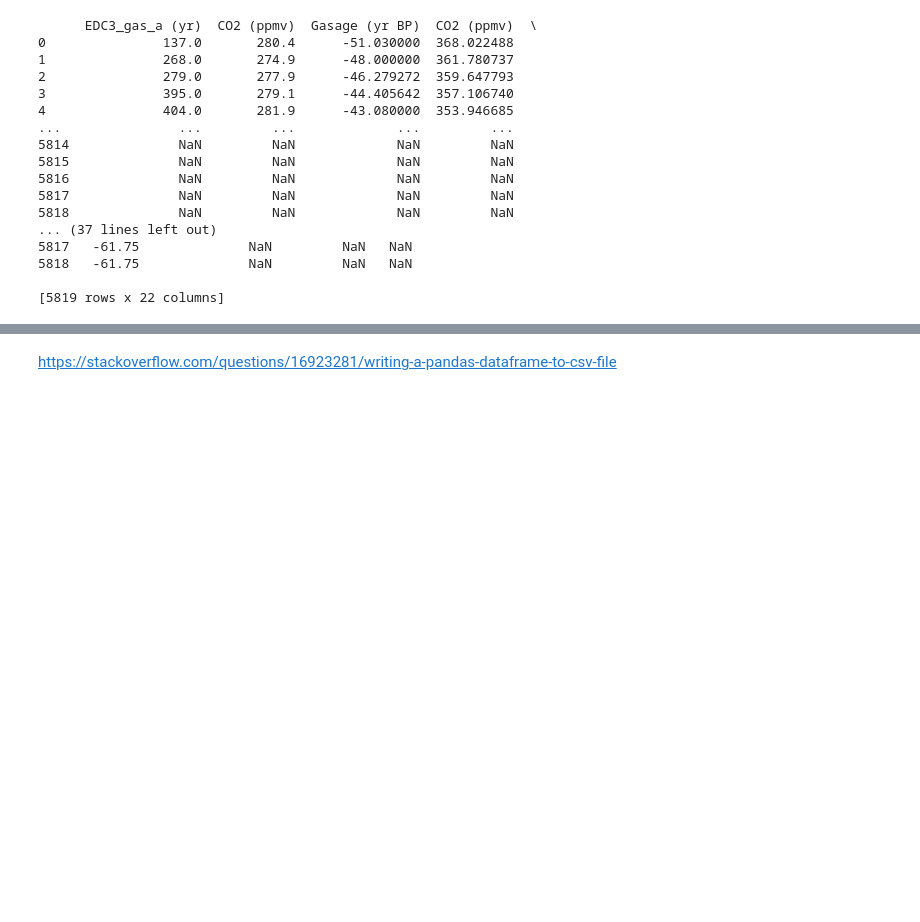
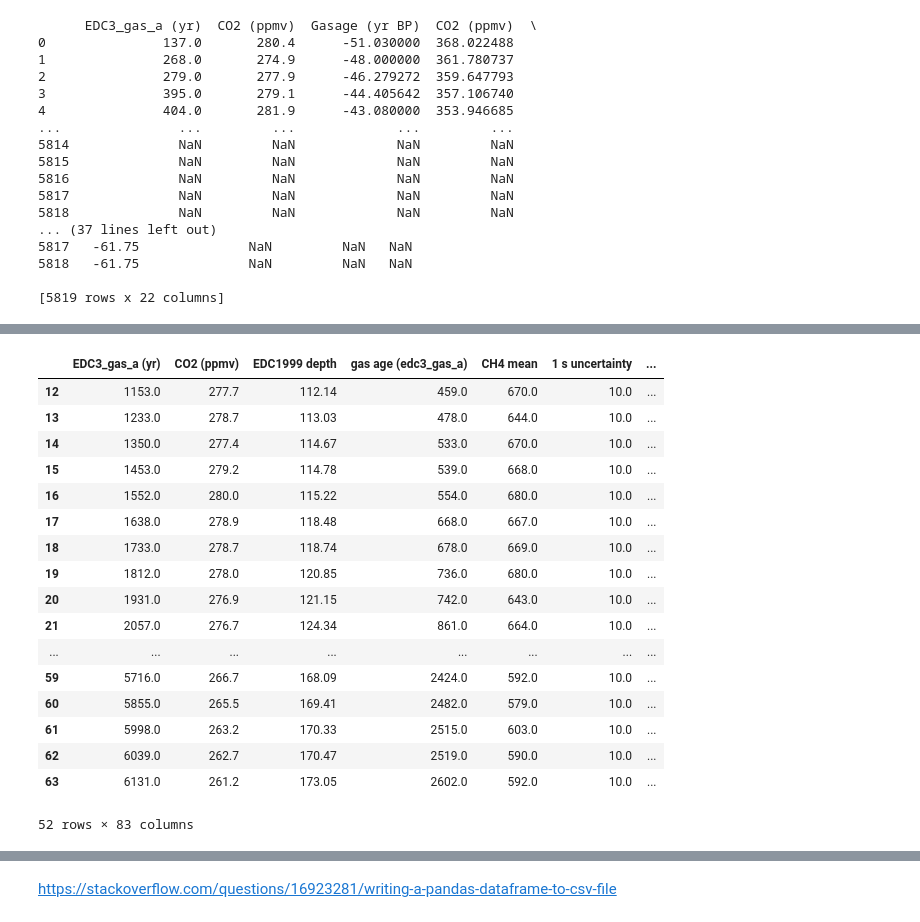
Before and after one commit to dectan/Programming-for-Data-Analysis-Project-2, a Jupyter notebook: test3.ipynb, the cells around one changed output, grey strips where cells are left out. Drawn from its saved outputs; the diff is of its cells as text; code cells hidden in the pictures; blank space fills up the shorter version.

Commit message:
code updated to put space between datsets when exporting.

```diff
--- a/test3.ipynb
+++ b/test3.ipynb
@@ -579,4 +580,4 @@ json_str = result.to_csv()
 with open('data.json', 'w') as f:
     json.dump(json_str, f)
 # %%
-co2_nature_mauna_loa1 = pd.concat([comp_irish_rainfall,df17],axis =1)
+merged1 = pd.concat([df17])
@@ -600,0 +589,4 @@ co2_nature_mauna_loa1
+# %%
+merged1['blank1'] = 'SPACE'
+# %%
+merged2 = pd.concat([co2_nature,merged1,co2_ipcc,merged1,co2_mauna_loa,merged1,temp_noaa,merged1,temp_jouzel,merged1,comp_irish_rainfall,merged1,mean_yearly_irish_rainfall,merged1,irish_temp,merged1,methane_noaa],axis =1)
@@ -600,0 +609,23 @@ co2_nature_mauna_loa1
+# %%
+merged2=merged2.dropna()
+# %%
+merged2
+# %% [output]
+|  | EDC3_gas_a (yr) | CO2 (ppmv) | EDC1999 depth | gas age (edc3_gas_a) | CH4 mean | 1 s uncertainty | ... |
+| 12 | 1153.0 | 277.7 | 112.14 | 459.0 | 670.0 | 10.0 | ... |
+| 13 | 1233.0 | 278.7 | 113.03 | 478.0 | 644.0 | 10.0 | ... |
+| 14 | 1350.0 | 277.4 | 114.67 | 533.0 | 670.0 | 10.0 | ... |
+| 15 | 1453.0 | 279.2 | 114.78 | 539.0 | 668.0 | 10.0 | ... |
+| 16 | 1552.0 | 280.0 | 115.22 | 554.0 | 680.0 | 10.0 | ... |
+| 17 | 1638.0 | 278.9 | 118.48 | 668.0 | 667.0 | 10.0 | ... |
+| 18 | 1733.0 | 278.7 | 118.74 | 678.0 | 669.0 | 10.0 | ... |
+| 19 | 1812.0 | 278.0 | 120.85 | 736.0 | 680.0 | 10.0 | ... |
+| 20 | 1931.0 | 276.9 | 121.15 | 742.0 | 643.0 | 10.0 | ... |
+| 21 | 2057.0 | 276.7 | 124.34 | 861.0 | 664.0 | 10.0 | ... |
+| ... | ... | ... | ... | ... | ... | ... | ... |
+| 59 | 5716.0 | 266.7 | 168.09 | 2424.0 | 592.0 | 10.0 | ... |
+| 60 | 5855.0 | 265.5 | 169.41 | 2482.0 | 579.0 | 10.0 | ... |
+| 61 | 5998.0 | 263.2 | 170.33 | 2515.0 | 603.0 | 10.0 | ... |
+| 62 | 6039.0 | 262.7 | 170.47 | 2519.0 | 590.0 | 10.0 | ... |
+| 63 | 6131.0 | 261.2 | 173.05 | 2602.0 | 592.0 | 10.0 | ... |
+52 rows × 83 columns
```
Also changed, not shown: parts of 19 cells of this notebook, 3 other files.
